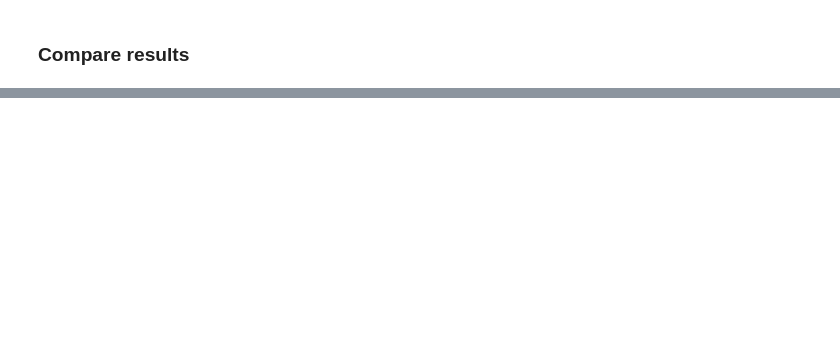
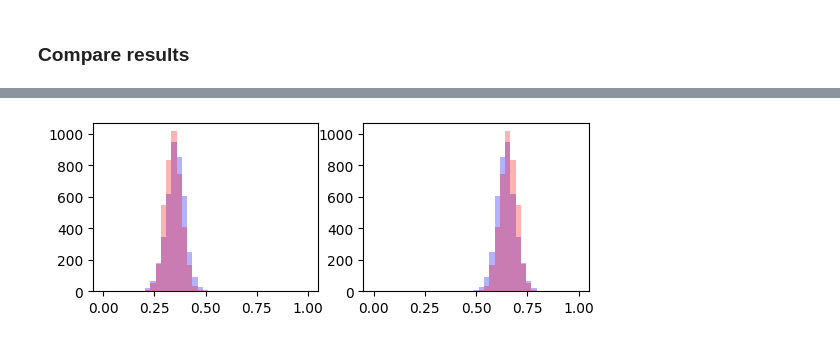
Before and after one commit to Kucharssim/bayesflow-amortized-mixtures, a Jupyter notebook: case-studies/normal-mixture/experiments.ipynb, the cells around one changed output, grey strips where cells are left out. Cells and saved outputs as stored; diff of their text form; code cells hidden in the pictures; blank space fills up the shorter version.

Commit message:
rerun experiment with amortized posterior only

```diff
--- a/case-studies/normal-mixture/experiments.ipynb
+++ b/case-studies/normal-mixture/experiments.ipynb
@@ -61,8 +82,8 @@ INFO:root:Done.
 # 25% in class 1 and 75% in class 2
 # mu_1=-1 and mu_2=1
 parameters = {
-    "p": np.array([0.25, 0.75]),
-    "mu": np.array([-1.0, 1.0])
+    "p": np.array([0.3, 0.7]),
+    "mu": np.array([-1.5, 1.5])
 }
 context = {
     "n_obs": 200,
@@ -84,0 +108,3 @@ mixture_probs = np.array(mixture_probs)[0,:,1]
+# %%
+posterior_parameters = posterior.amortizer.sample(bf_data, n_samples=4000)
+posterior_parameters.shape
@@ -102,9 +149,9 @@ stan_data = {
     "n_obs": context['n_obs'],
     "n_rep": context['n_rep'],
     "n_cls": model.n_cls,
-    "y": observables[:,0],
-    "prior_scale": 1.0,
-    "alpha": [1, 1]
+    "y": observables,
+    "separation": model.separation,
+    "alpha": model.alpha
 }
 # %%
 stan_fit = stan_model.sample(stan_data, adapt_delta=0.95)
@@ -192,0 +238,12 @@ f=plt.ylabel("P(S = 1)")
+# %%
+stan_p = np.array(stan_fit.draws_pd(vars="p"))
+#mixture_posterior_p = model.extract_pars(mixture_posterior_pars)['p']
+posterior_p = model.extract_pars(posterior_parameters)['p']
+# %%
+for i in range(2):
+    plt.subplot(2, 2, i+1)
+    #f=plt.hist(mixture_posterior_p[:,i], alpha=0.3, color="blue", bins = np.linspace(0, 1, 20))
+    f=plt.hist(posterior_p[:,i], alpha=0.3, color="blue", bins = np.linspace(0, 1, 40))
+    f=plt.hist(stan_p[:,i], alpha=0.3, color="red", bins = np.linspace(0, 1, 40))
+# %% [output]
+[figure, added]
```
Also changed, not shown: parts of 14 cells of this notebook.
